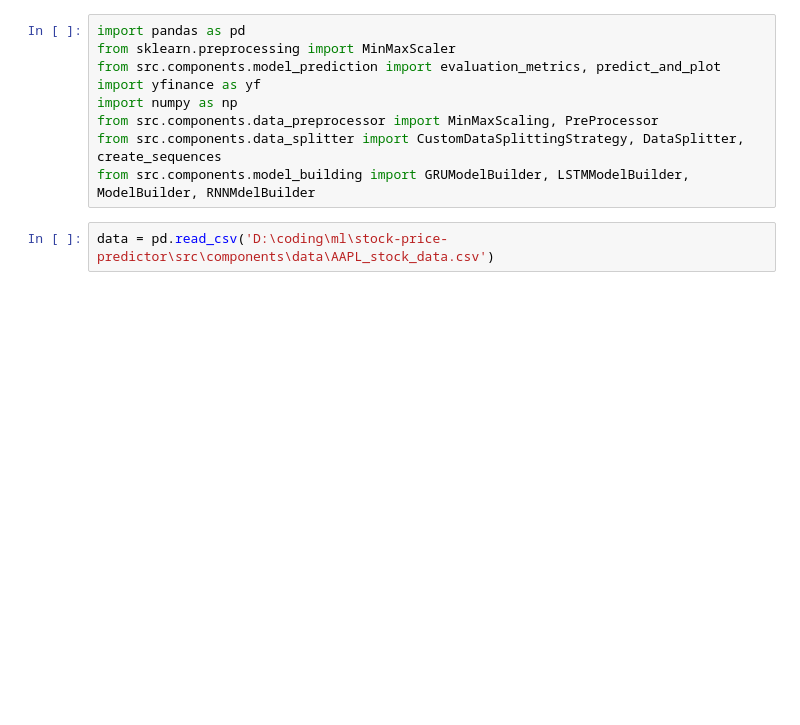
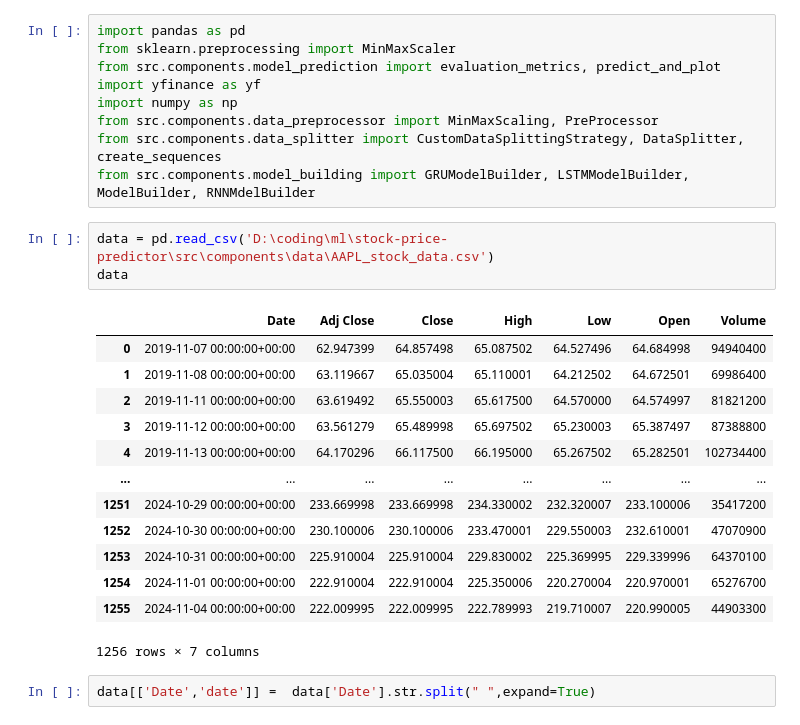
Before and after one commit to aum2606/stock-price-predictor, a Jupyter notebook: src/test.ipynb, the cells around one changed output. Cells and saved outputs as stored; diff of their text form; blank space fills up the shorter version.

```diff
--- a/src/test.ipynb
+++ b/src/test.ipynb
@@ -9,3 +9,20 @@ from src.components.data_splitter import CustomDataSplittingStrategy, DataSplitt
 from src.components.model_building import GRUModelBuilder, LSTMModelBuilder, ModelBuilder, RNNMdelBuilder
 # %%
 data = pd.read_csv('D:\coding\ml\stock-price-predictor\src\components\data\AAPL_stock_data.csv')
+data
+# %% [output]
+|  | Date | Adj Close | Close | High | Low | Open | Volume |
+| 0 | 2019-11-07 00:00:00+00:00 | 62.947399 | 64.857498 | 65.087502 | 64.527496 | 64.684998 | 94940400 |
+| 1 | 2019-11-08 00:00:00+00:00 | 63.119667 | 65.035004 | 65.110001 | 64.212502 | 64.672501 | 69986400 |
+| 2 | 2019-11-11 00:00:00+00:00 | 63.619492 | 65.550003 | 65.617500 | 64.570000 | 64.574997 | 81821200 |
+| 3 | 2019-11-12 00:00:00+00:00 | 63.561279 | 65.489998 | 65.697502 | 65.230003 | 65.387497 | 87388800 |
+| 4 | 2019-11-13 00:00:00+00:00 | 64.170296 | 66.117500 | 66.195000 | 65.267502 | 65.282501 | 102734400 |
+| ... | ... | ... | ... | ... | ... | ... | ... |
+| 1251 | 2024-10-29 00:00:00+00:00 | 233.669998 | 233.669998 | 234.330002 | 232.320007 | 233.100006 | 35417200 |
+| 1252 | 2024-10-30 00:00:00+00:00 | 230.100006 | 230.100006 | 233.470001 | 229.550003 | 232.610001 | 47070900 |
+| 1253 | 2024-10-31 00:00:00+00:00 | 225.910004 | 225.910004 | 229.830002 | 225.369995 | 229.339996 | 64370100 |
+| 1254 | 2024-11-01 00:00:00+00:00 | 222.910004 | 222.910004 | 225.350006 | 220.270004 | 220.970001 | 65276700 |
+| 1255 | 2024-11-04 00:00:00+00:00 | 222.009995 | 222.009995 | 222.789993 | 219.710007 | 220.990005 | 44903300 |
+1256 rows × 7 columns
+# %%
+data[['Date','date']] =  data['Date'].str.split(" ",expand=True)
```
Also changed, not shown: parts of 13 cells of this notebook, 22 other files.
